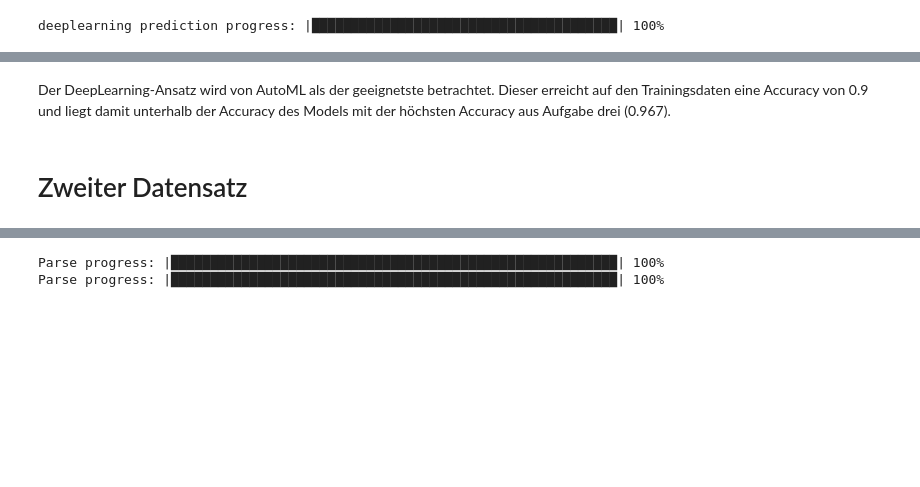
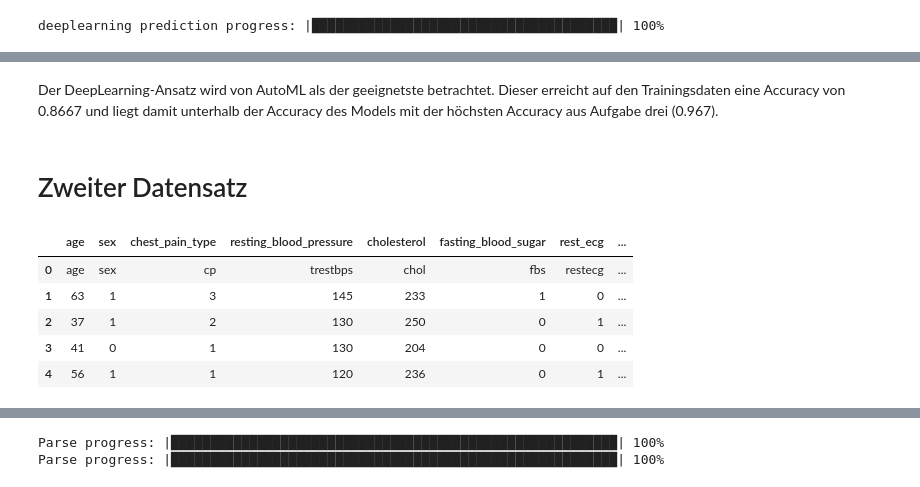
Before and after one commit to tecoKIT/smart-data-analytics, a Jupyter notebook: Uebung2/Exercise7.ipynb, the cells around one changed output, grey strips where cells are left out. Drawn from its saved outputs; the diff is of its cells as text; code cells hidden in the pictures; blank space fills up the shorter version.

Commit message:
Ex7 second dataset training and comparison done

```diff
--- a/Uebung2/Exercise7.ipynb
+++ b/Uebung2/Exercise7.ipynb
@@ -213,11 +246,19 @@ Iris-versicolor       0.85      0.92      0.88        12
 # %% [markdown]
-Der DeepLearning-Ansatz wird von AutoML als der geeignetste betrachtet. Dieser erreicht auf den Trainingsdaten eine Accuracy von 0.9 und liegt damit unterhalb der Accuracy des Models mit der höchsten Accuracy aus Aufgabe drei (0.967).
+Der DeepLearning-Ansatz wird von AutoML als der geeignetste betrachtet. Dieser erreicht auf den Trainingsdaten eine Accuracy von 0.8667 und liegt damit unterhalb der Accuracy des Models mit der höchsten Accuracy aus Aufgabe drei (0.967).
 # %% [markdown]
 # Zweiter Datensatz
 # %%
 # Load dataset
 url_heart = "./data/heart.csv"
 names_heart =  ['age', 'sex', 'chest_pain_type', 'resting_blood_pressure', 'cholesterol',
                  'fasting_blood_sugar', 'rest_ecg', 'max_heart_rate_achieved', 'exercise_induced_angina',
                  'st_depression', 'st_slope', 'num_major_vessels', 'thalassemia', 'target']
 heart = pd.read_csv(url_heart, names=names_heart)
+heart.head()
+# %% [output]
+|  | age | sex | chest_pain_type | resting_blood_pressure | cholesterol | fasting_blood_sugar | rest_ecg | ... |
+| 0 | age | sex | cp | trestbps | chol | fbs | restecg | ... |
+| 1 | 63 | 1 | 3 | 145 | 233 | 1 | 0 | ... |
+| 2 | 37 | 1 | 2 | 130 | 250 | 0 | 1 | ... |
+| 3 | 41 | 0 | 1 | 130 | 204 | 0 | 0 | ... |
+| 4 | 56 | 1 | 1 | 120 | 236 | 0 | 1 | ... |
```
Also changed, not shown: parts of 17 cells of this notebook.
